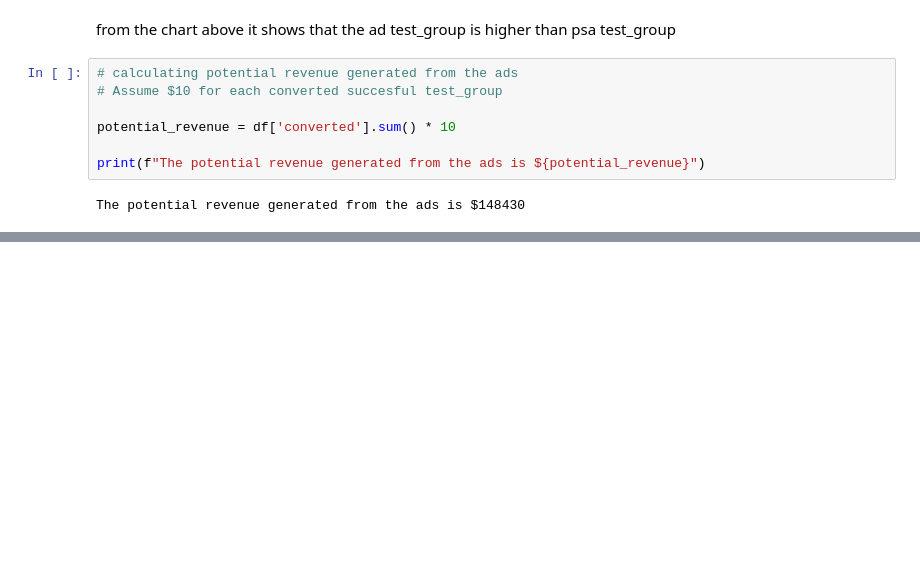
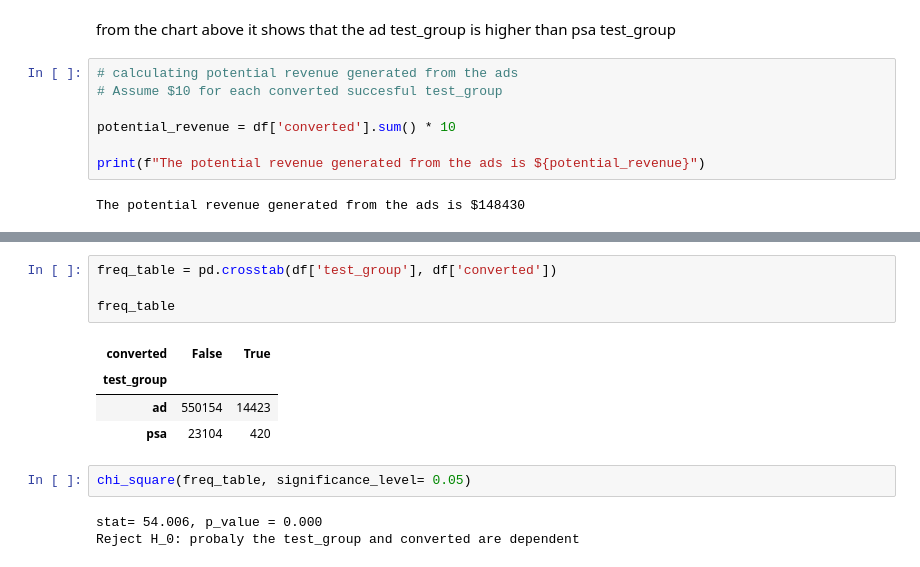
Before and after one commit to Raph4sure/Data-Science---The-Impact-of-Marketing-Campaigns, a Jupyter notebook: marketing_campaigns_impact.ipynb, the cells around one changed output, grey strips where cells are left out. Cells and saved outputs as stored; diff of their text form; blank space fills up the shorter version.

```diff
--- a/marketing_campaigns_impact.ipynb
+++ b/marketing_campaigns_impact.ipynb
@@ -155,0 +195,14 @@ The potential revenue generated from the ads is $148430
+# %%
+freq_table = pd.crosstab(df['test_group'], df['converted'])
+
+freq_table
+# %% [output]
+| converted | False | True |
+| test_group |  |  |
+| ad | 550154 | 14423 |
+| psa | 23104 | 420 |
+# %%
+chi_square(freq_table, significance_level= 0.05)
+# %% [output]
+stat= 54.006, p_value = 0.000
+Reject H_0: probaly the test_group and converted are dependent
```
Also changed, not shown: parts of 5 cells of this notebook.
